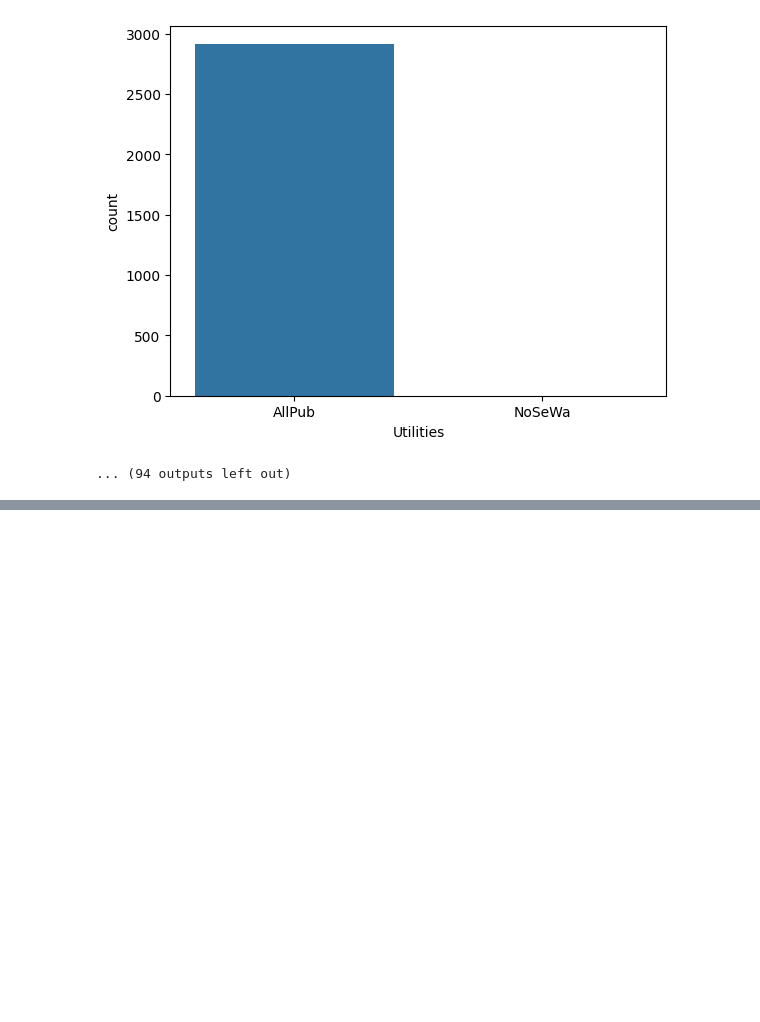
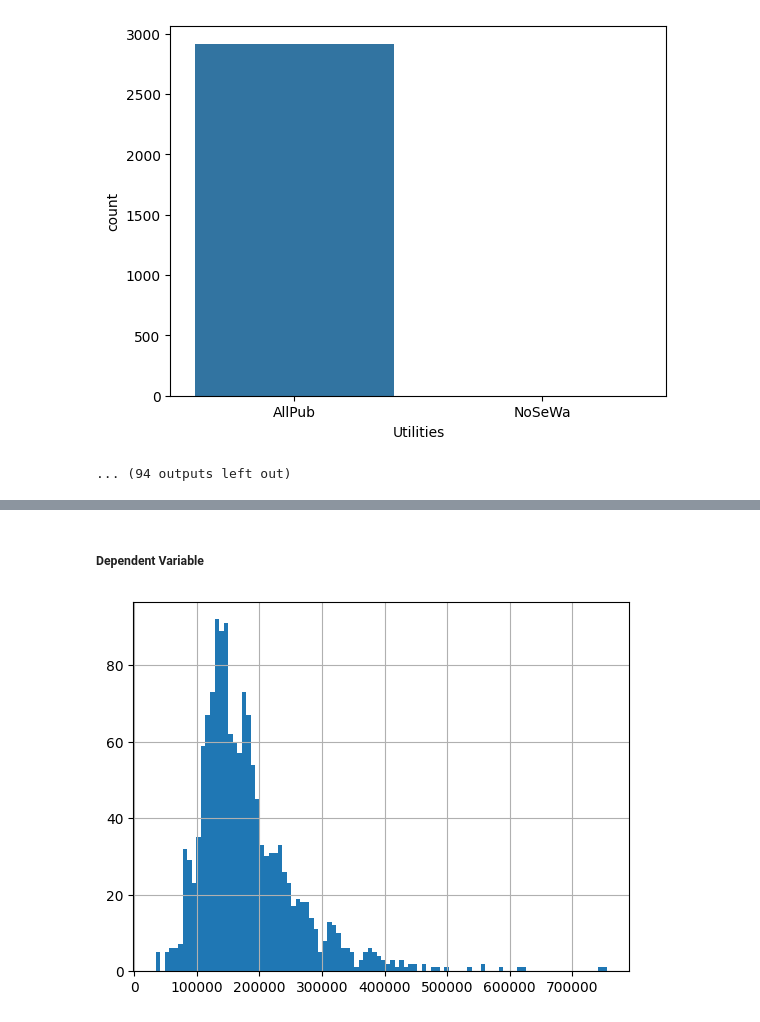
Before and after one commit to Uuranyum/Data_Science_Projects, a Jupyter notebook: house-price-prediction.ipynb, the cells around one changed output, grey strips where cells are left out. Saved outputs shown, nothing was run; the diff lists cells and outputs as text; code cells hidden in the pictures; blank space fills up the shorter version.

Commit message:
Kaggle Notebook | House_Price_Prediction | Version 2

```diff
--- a/house-price-prediction.ipynb
+++ b/house-price-prediction.ipynb
@@ -216,0 +363,7 @@ NoSeWa             1  0.034
+# %% [markdown]
+##### Dependent Variable
+# %%
+df['SalePrice'].hist(bins=100)
+plt.show()
+# %% [output]
+[figure, added]
```
Also changed, not shown: parts of 4 cells of this notebook.
